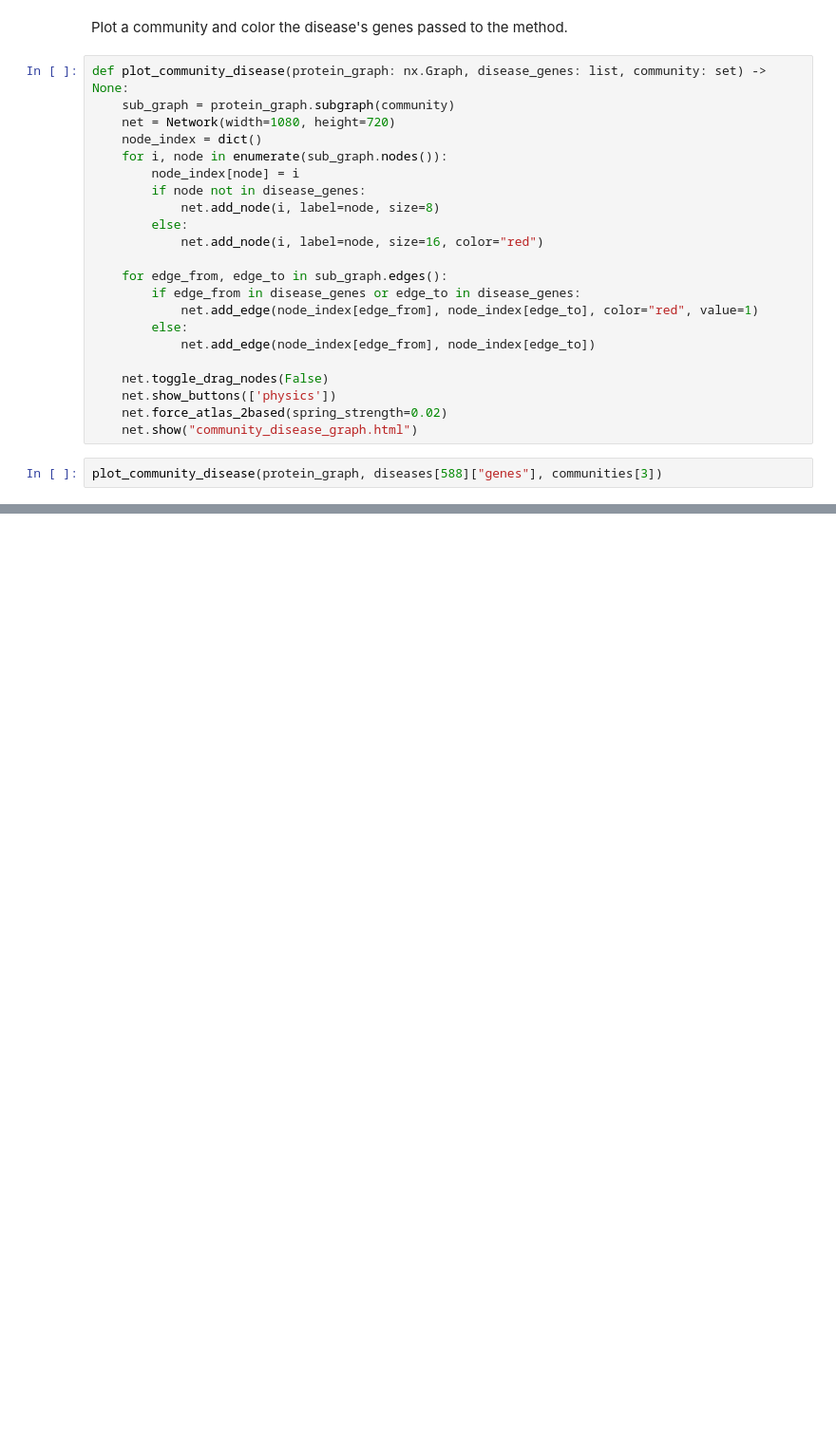
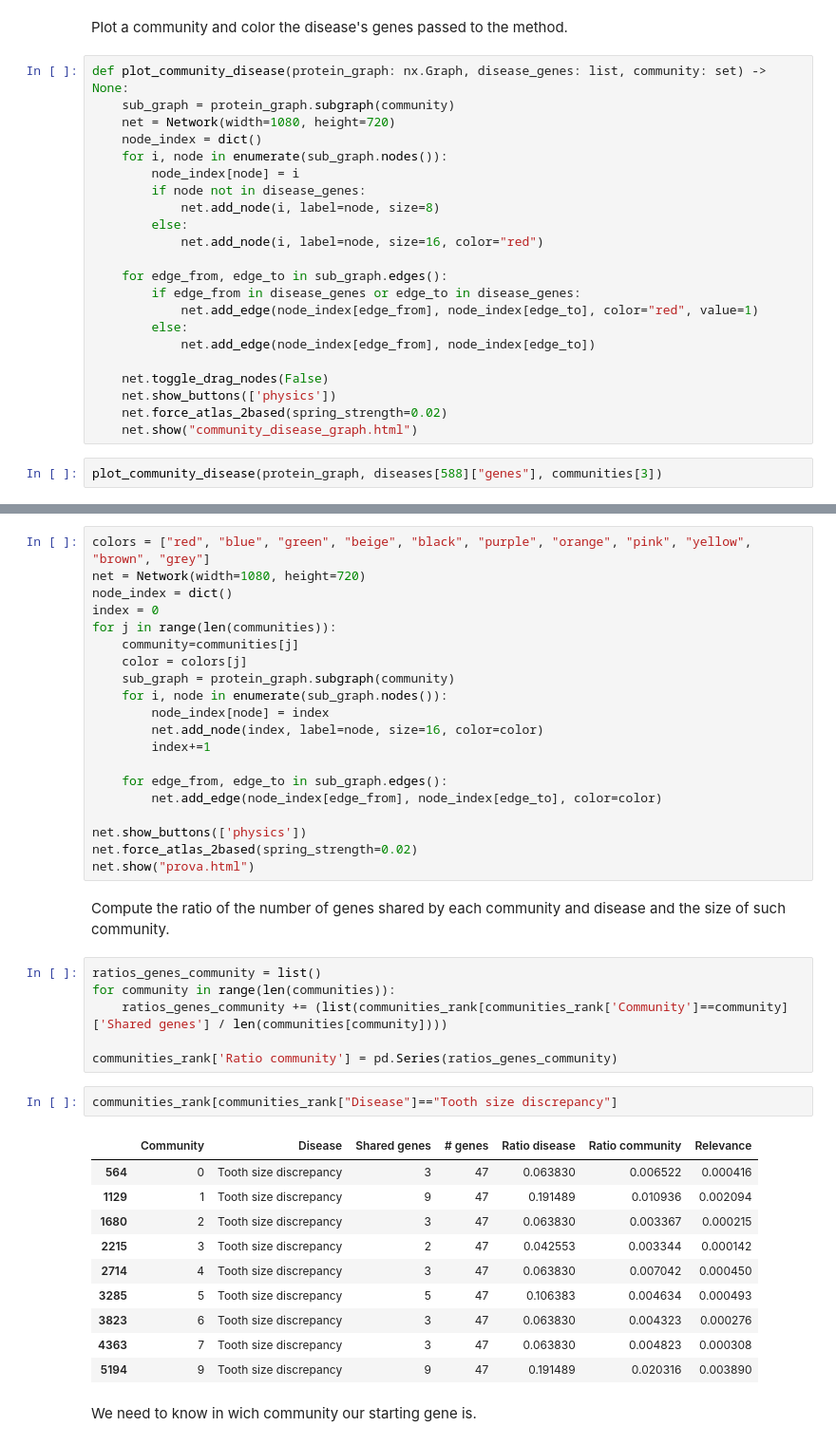
Before and after one commit to nikodallanoce/ComputationalHealthLaboratory, a Jupyter notebook: Project_CHL.ipynb, the cells around one changed output, grey strips where cells are left out. Shown at 95% size. Cells and saved outputs as stored; diff of their text form; blank space fills up the shorter version.

```diff
--- a/Project_CHL.ipynb
+++ b/Project_CHL.ipynb
@@ -1042,0 +1090,43 @@ plot_community_disease(protein_graph, diseases[588]["genes"], communities[3])
+# %%
+colors = ["red", "blue", "green", "beige", "black", "purple", "orange", "pink", "yellow", "brown", "grey"]
+net = Network(width=1080, height=720)
+node_index = dict()
+index = 0
+for j in range(len(communities)):
+    community=communities[j]
+    color = colors[j]
+    sub_graph = protein_graph.subgraph(community)
+    for i, node in enumerate(sub_graph.nodes()):
+        node_index[node] = index
+        net.add_node(index, label=node, size=16, color=color)
+        index+=1
+
+    for edge_from, edge_to in sub_graph.edges():
+        net.add_edge(node_index[edge_from], node_index[edge_to], color=color)
+
+net.show_buttons(['physics'])
+net.force_atlas_2based(spring_strength=0.02)
+net.show("prova.html")
+# %% [markdown]
+Compute the ratio of the number of genes shared by each community and disease and the size of such community.
+# %%
+ratios_genes_community = list()
+for community in range(len(communities)):
+    ratios_genes_community += (list(communities_rank[communities_rank['Community']==community]['Shared genes'] / len(communities[community])))
+
+communities_rank['Ratio community'] = pd.Series(ratios_genes_community)
+# %%
+communities_rank[communities_rank["Disease"]=="Tooth size discrepancy"]
+# %% [output]
+|  | Community | Disease | Shared genes | # genes | Ratio disease | Ratio community | Relevance |
+| 564 | 0 | Tooth size discrepancy | 3 | 47 | 0.063830 | 0.006522 | 0.000416 |
+| 1129 | 1 | Tooth size discrepancy | 9 | 47 | 0.191489 | 0.010936 | 0.002094 |
+| 1680 | 2 | Tooth size discrepancy | 3 | 47 | 0.063830 | 0.003367 | 0.000215 |
+| 2215 | 3 | Tooth size discrepancy | 2 | 47 | 0.042553 | 0.003344 | 0.000142 |
+| 2714 | 4 | Tooth size discrepancy | 3 | 47 | 0.063830 | 0.007042 | 0.000450 |
+| 3285 | 5 | Tooth size discrepancy | 5 | 47 | 0.106383 | 0.004634 | 0.000493 |
+| 3823 | 6 | Tooth size discrepancy | 3 | 47 | 0.063830 | 0.004323 | 0.000276 |
+| 4363 | 7 | Tooth size discrepancy | 3 | 47 | 0.063830 | 0.004823 | 0.000308 |
+| 5194 | 9 | Tooth size discrepancy | 9 | 47 | 0.191489 | 0.020316 | 0.003890 |
+# %% [markdown]
+We need to know in wich community our starting gene is.
```
Also changed, not shown: parts of 34 cells of this notebook, 1 other file.
